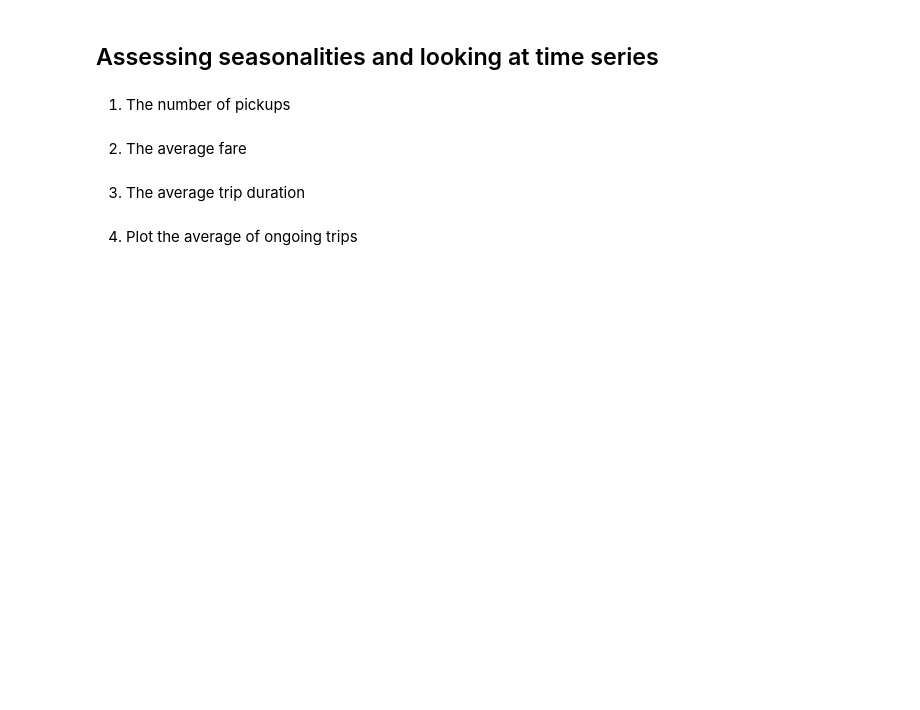
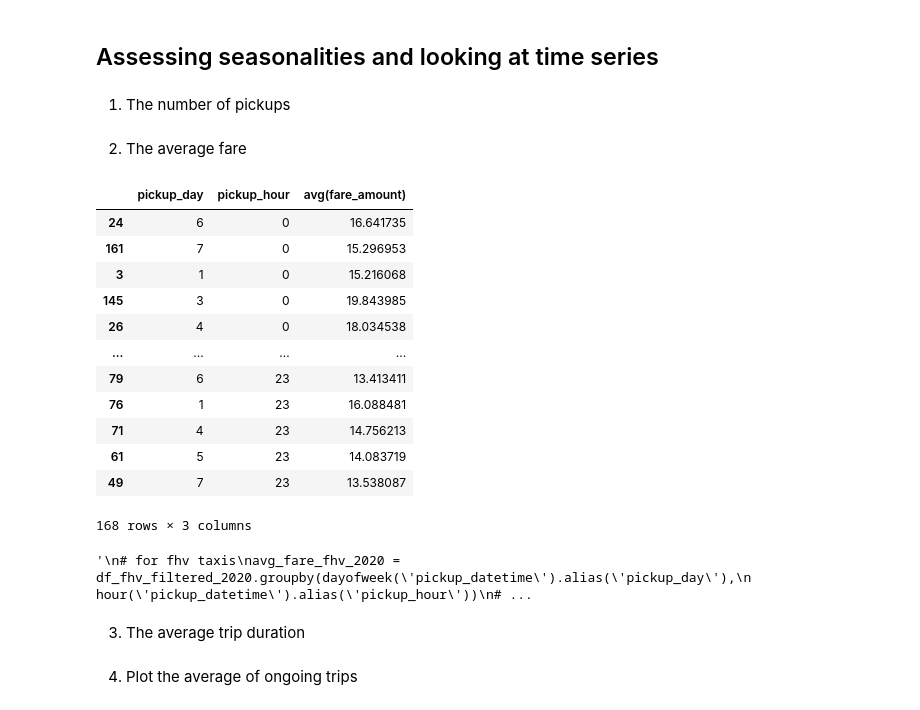
Before and after one commit to MariusAvosse/Taxis_NY, a Jupyter notebook: Untitled.ipynb, the cells around one changed output. Saved outputs shown, nothing was run; the diff lists cells and outputs as text; code cells hidden in the pictures; blank space fills up the shorter version.

```diff
--- a/Untitled.ipynb
+++ b/Untitled.ipynb
@@ -328,13 +604,42 @@ counts_pickup = df_yel_filtered.groupby(dayofweek('tpep_pickup_datetime').alias(
 # %% [markdown]
 2. The average fare
 # %%
-avg_fare = df_yel_filtered.groupby(dayofweek('tpep_pickup_datetime').alias('pickup_day'),
+#for yellow taxis
+avg_fare_yel_2020 = df_yel_filtered_2020.groupby(dayofweek('tpep_pickup_datetime').alias('pickup_day'),
                         hour('tpep_pickup_datetime').alias('pickup_hour')).avg('fare_amount')
 #display the result
 #print("The average fare is: " ,avg_fare)
-avg_fare=avg_fare.toPandas()
-avg_fare=avg_fare.sort_values(by=['pickup_hour'])
-avg_fare
+avg_fare_yel_2020 = avg_fare_yel_2020.toPandas()
+avg_fare_yel_2020 = avg_fare_yel_2020.sort_values(by=['pickup_hour'])
+avg_fare_yel_2020
+# %% [output]
+|  | pickup_day | pickup_hour | avg(fare_amount) |
+| 24 | 6 | 0 | 16.641735 |
+| 161 | 7 | 0 | 15.296953 |
+| 3 | 1 | 0 | 15.216068 |
+| 145 | 3 | 0 | 19.843985 |
+| 26 | 4 | 0 | 18.034538 |
+| ... | ... | ... | ... |
+| 79 | 6 | 23 | 13.413411 |
+| 76 | 1 | 23 | 16.088481 |
+| 71 | 4 | 23 | 14.756213 |
+| 61 | 5 | 23 | 14.083719 |
+| 49 | 7 | 23 | 13.538087 |
+168 rows × 3 columns
+# %%
+'''
+# for fhv taxis
+avg_fare_fhv_2020 = df_fhv_filtered_2020.groupby(dayofweek('pickup_datetime').alias('pickup_day'),
+                        hour('pickup_datetime').alias('pickup_hour'))
+#display the result
+#print("The average fare is: " ,avg_fare)
+avg_fare_fhv_2020 = avg_fare_fhv_2020.toPandas()
+avg_fare_fhv_2020 = avg_fare_fhv_2020.sort_values(by=['pickup_hour'])
+avg_fare_fhv_2020
+
+'''
+# %% [output]
+'\n# for fhv taxis\navg_fare_fhv_2020 = df_fhv_filtered_2020.groupby(dayofweek(\'pickup_datetime\').alias(\'pickup_day\'),\n                        hour(\'pickup_datetime\').alias(\'pickup_hour\'))\n# ...
 # %% [markdown]
 3. The average trip duration
 # %%
```
Also changed, not shown: parts of 39 cells of this notebook.
